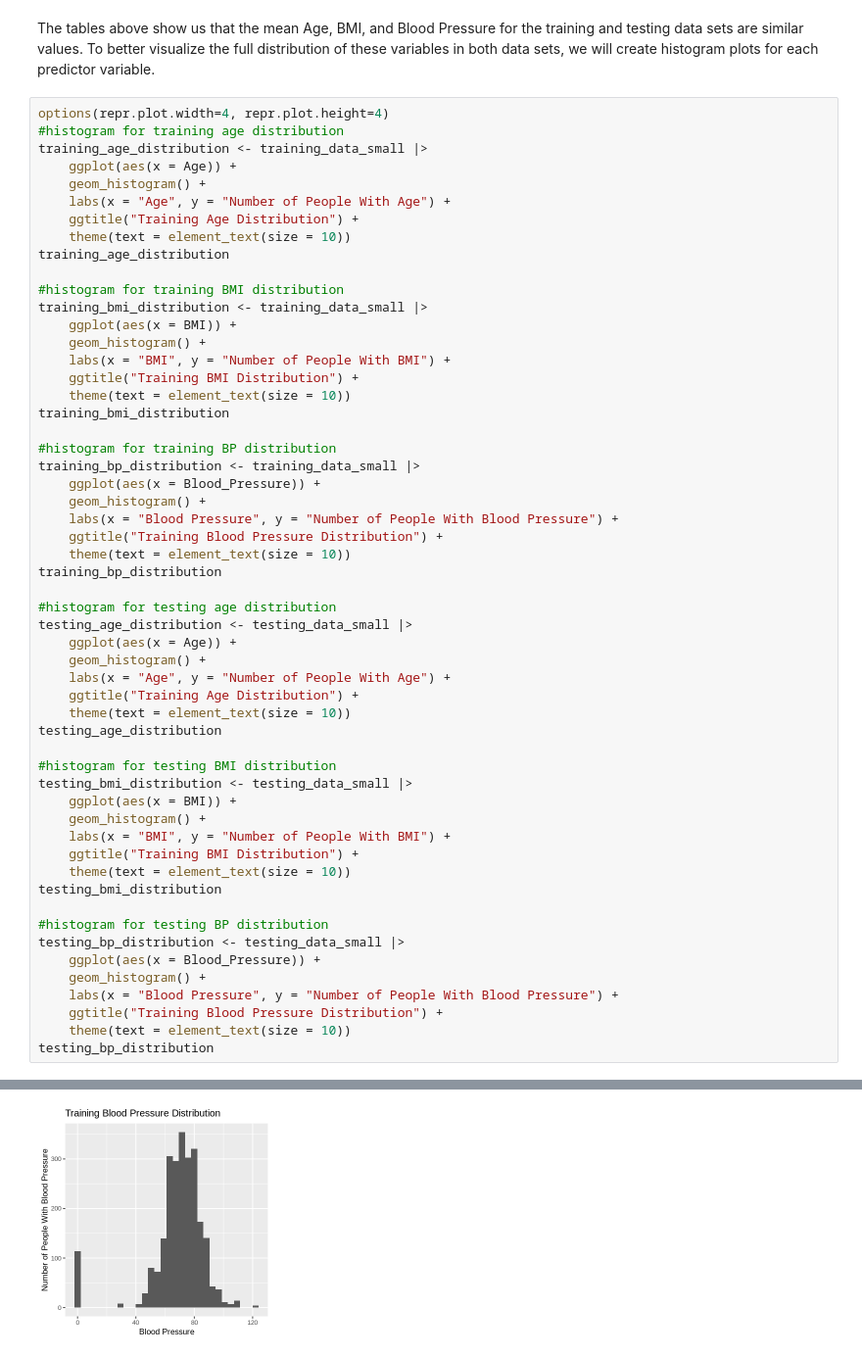
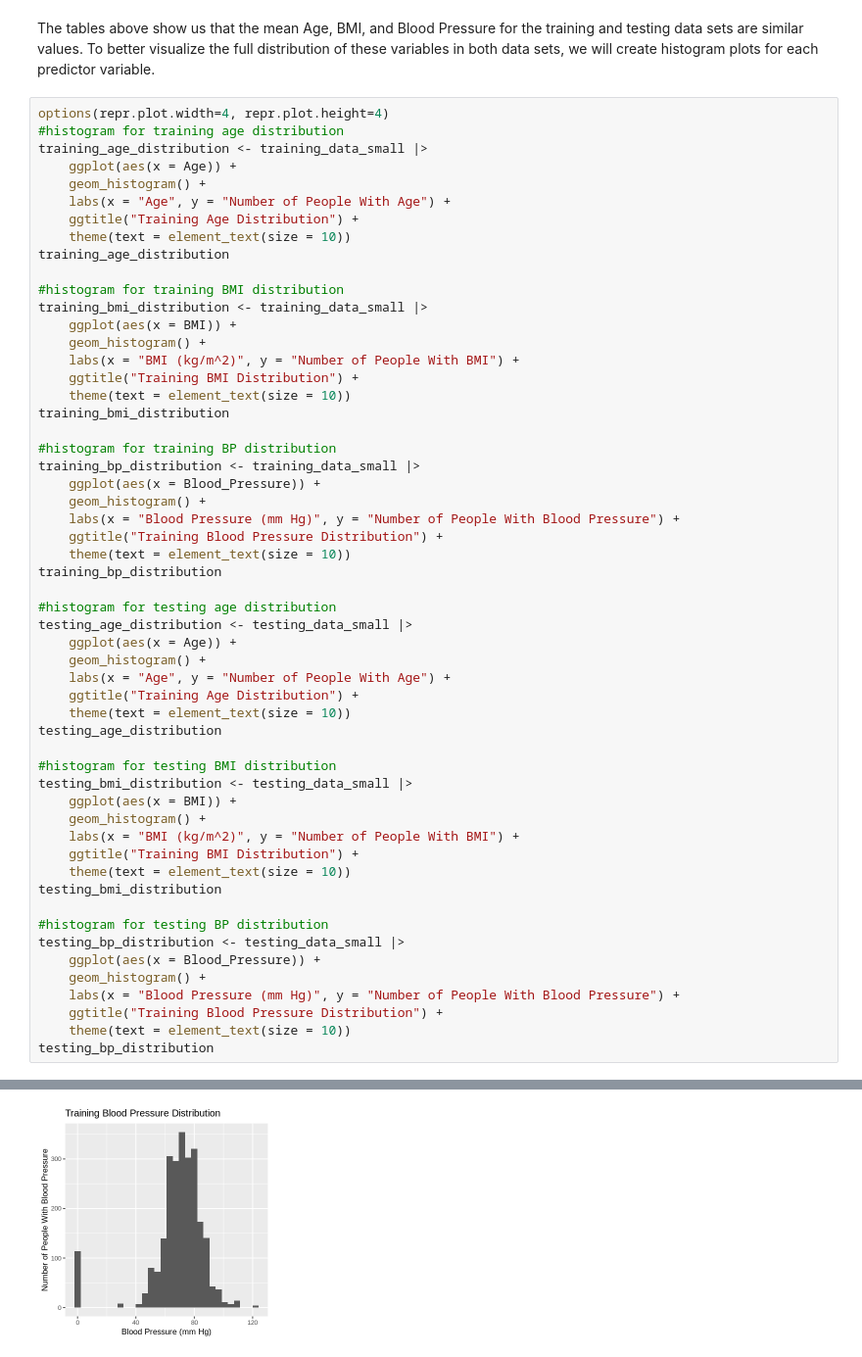
Before and after one commit to nityag11/DSCI-100-group17-project, a Jupyter notebook: Project.ipynb, the cells around one changed output, grey strips where cells are left out. Shown at 98% size. Saved outputs shown, nothing was run; the diff lists cells and outputs as text.

```diff
--- a/Project.ipynb
+++ b/Project.ipynb
@@ -217,7 +217,7 @@ training_age_distribution
 training_bmi_distribution <- training_data_small |>
     ggplot(aes(x = BMI)) +
     geom_histogram() +
-    labs(x = "BMI", y = "Number of People With BMI") +
+    labs(x = "BMI (kg/m^2)", y = "Number of People With BMI") +
     ggtitle("Training BMI Distribution") +
     theme(text = element_text(size = 10))
 training_bmi_distribution
@@ -226,7 +226,7 @@ training_bmi_distribution
 training_bp_distribution <- training_data_small |>
     ggplot(aes(x = Blood_Pressure)) +
     geom_histogram() +
-    labs(x = "Blood Pressure", y = "Number of People With Blood Pressure") +
+    labs(x = "Blood Pressure (mm Hg)", y = "Number of People With Blood Pressure") +
     ggtitle("Training Blood Pressure Distribution") +
     theme(text = element_text(size = 10))
 training_bp_distribution
@@ -244,7 +244,7 @@ testing_age_distribution
 testing_bmi_distribution <- testing_data_small |>
     ggplot(aes(x = BMI)) +
     geom_histogram() +
-    labs(x = "BMI", y = "Number of People With BMI") +
+    labs(x = "BMI (kg/m^2)", y = "Number of People With BMI") +
     ggtitle("Training BMI Distribution") +
     theme(text = element_text(size = 10))
 testing_bmi_distribution
@@ -253,7 +253,7 @@ testing_bmi_distribution
 testing_bp_distribution <- testing_data_small |>
     ggplot(aes(x = Blood_Pressure)) +
     geom_histogram() +
-    labs(x = "Blood Pressure", y = "Number of People With Blood Pressure") +
+    labs(x = "Blood Pressure (mm Hg)", y = "Number of People With Blood Pressure") +
     ggtitle("Training Blood Pressure Distribution") +
     theme(text = element_text(size = 10))
 testing_bp_distribution
@@ -266,5 +266,5 @@ testing_bp_distribution
 `stat_bin()` using `bins = 30`. Pick better value with `binwidth`.
-[figure, old version]
+[figure, new version]
 `stat_bin()` using `bins = 30`. Pick better value with `binwidth`.
 [figure]
 `stat_bin()` using `bins = 30`. Pick better value with `binwidth`.
```
Also changed, not shown: parts of 5 cells of this notebook.
